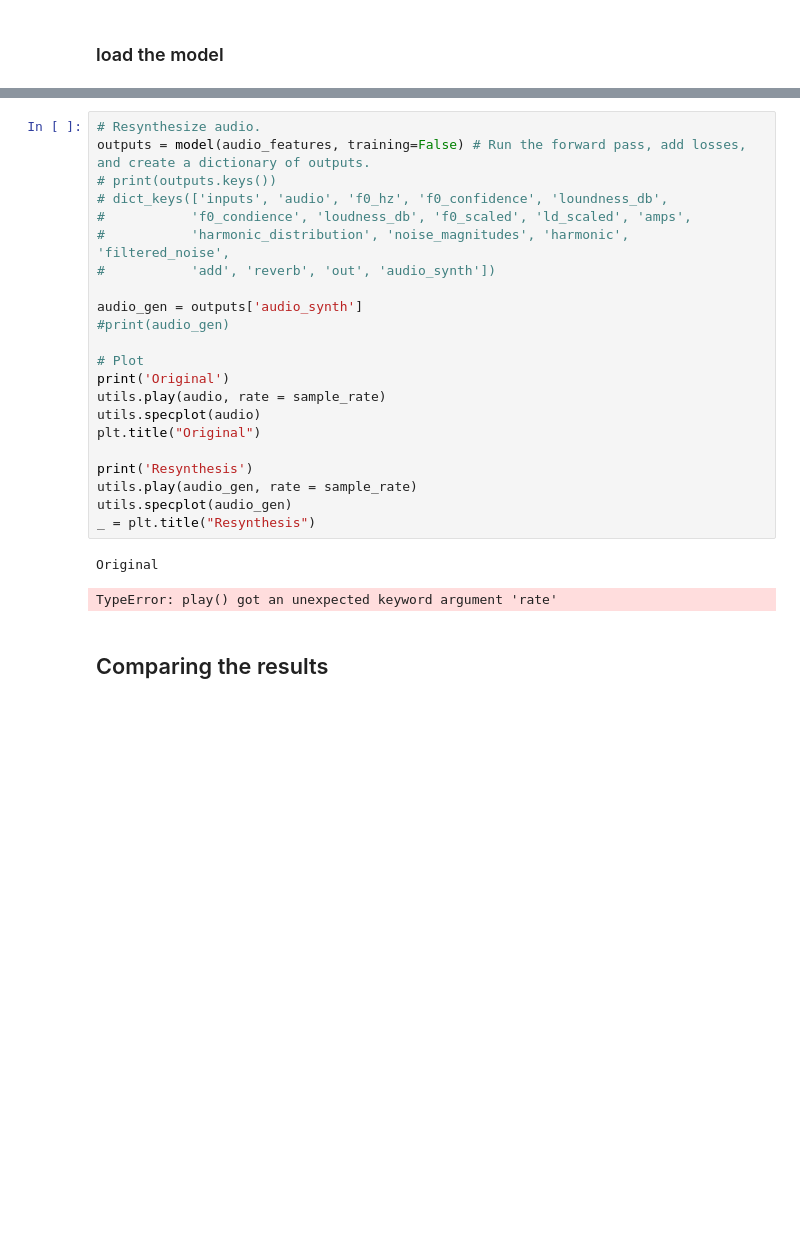
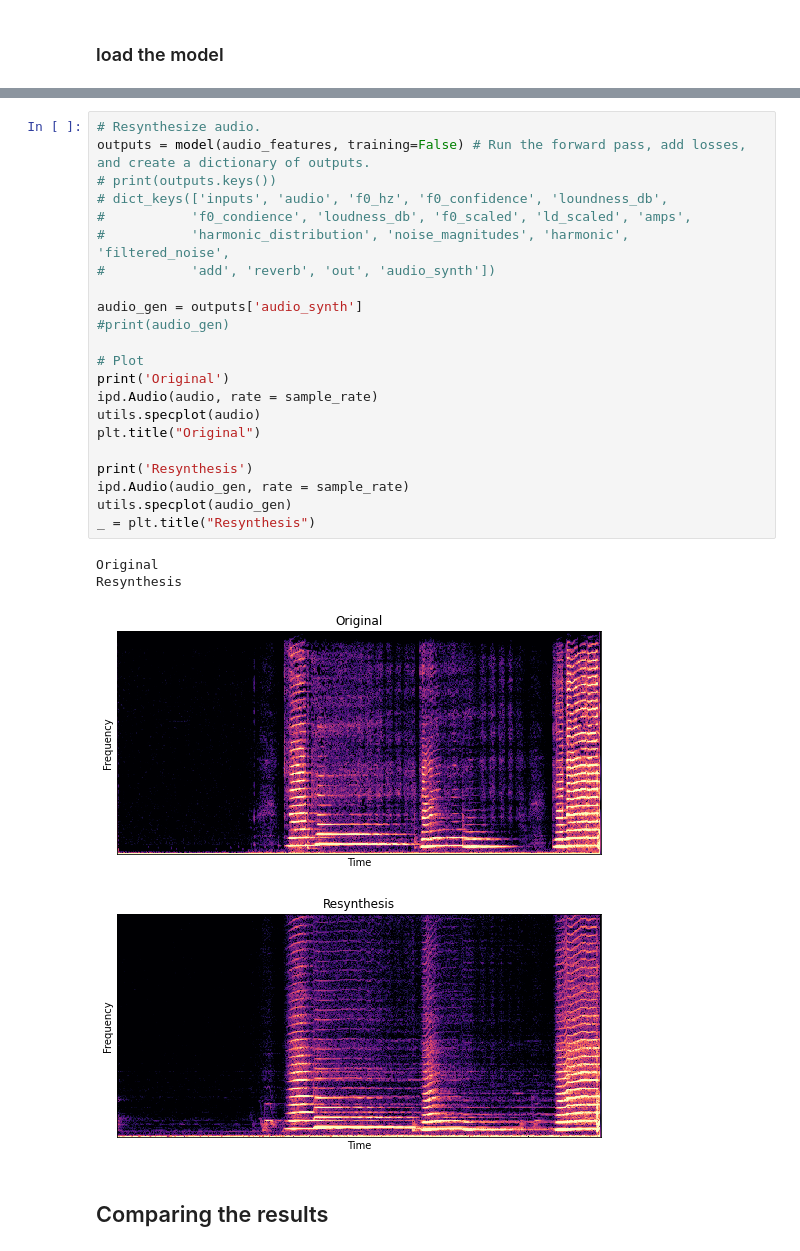
Before and after one commit to XinjianOUYANG/Pole_Projet_DDSP, a Jupyter notebook: showing_models_local.ipynb, the cells around one changed output, grey strips where cells are left out. Saved outputs shown, nothing was run; the diff lists cells and outputs as text; blank space fills up the shorter version.

```diff
--- a/showing_models_local.ipynb
+++ b/showing_models_local.ipynb
@@ -241,27 +244,29 @@ Loading dataset statistics from pickle failed: name 'pickle' is not defined.
 # %%
 # Resynthesize audio.
 outputs = model(audio_features, training=False) # Run the forward pass, add losses, and create a dictionary of outputs.
 # print(outputs.keys())
 # dict_keys(['inputs', 'audio', 'f0_hz', 'f0_confidence', 'loundness_db',
 #           'f0_condience', 'loudness_db', 'f0_scaled', 'ld_scaled', 'amps',
 #           'harmonic_distribution', 'noise_magnitudes', 'harmonic', 'filtered_noise',
 #           'add', 'reverb', 'out', 'audio_synth'])
 
 audio_gen = outputs['audio_synth']
 #print(audio_gen)
 
 # Plot
 print('Original')
-utils.play(audio, rate = sample_rate)
+ipd.Audio(audio, rate = sample_rate)
 utils.specplot(audio)
 plt.title("Original")
 
 print('Resynthesis')
-utils.play(audio_gen, rate = sample_rate)
+ipd.Audio(audio_gen, rate = sample_rate)
 utils.specplot(audio_gen)
 _ = plt.title("Resynthesis")
 # %% [output]
 Original
+Resynthesis
-TypeError: play() got an unexpected keyword argument 'rate'
+[figure, added]
+[figure, added]
 # %% [markdown]
 ## Comparing the results
```
Also changed, not shown: parts of 6 cells of this notebook.
